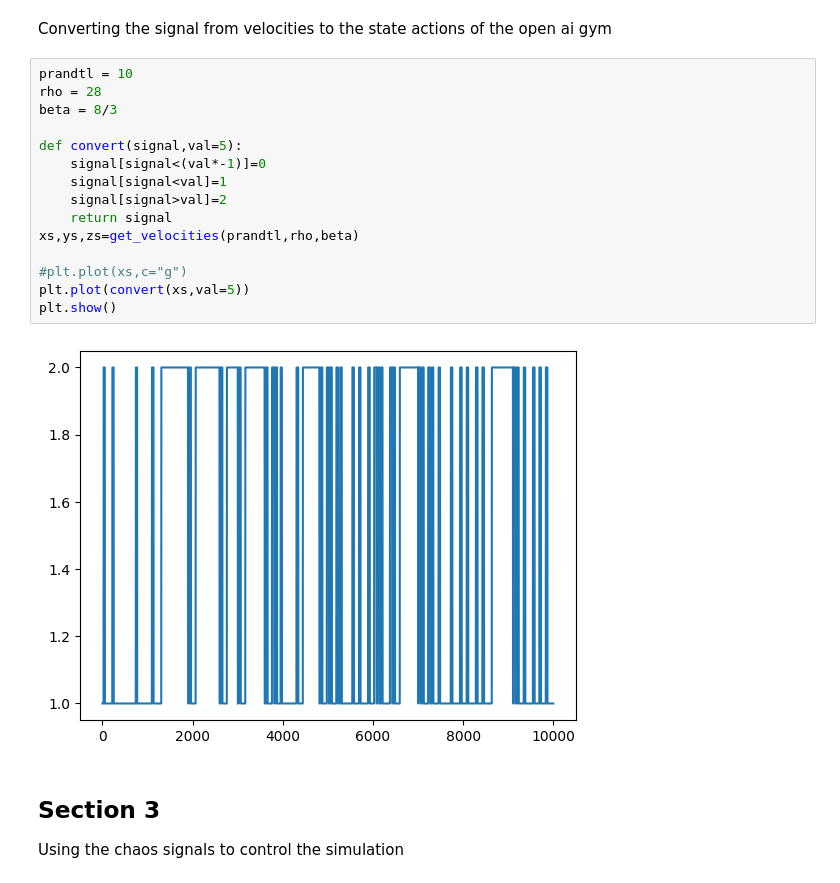
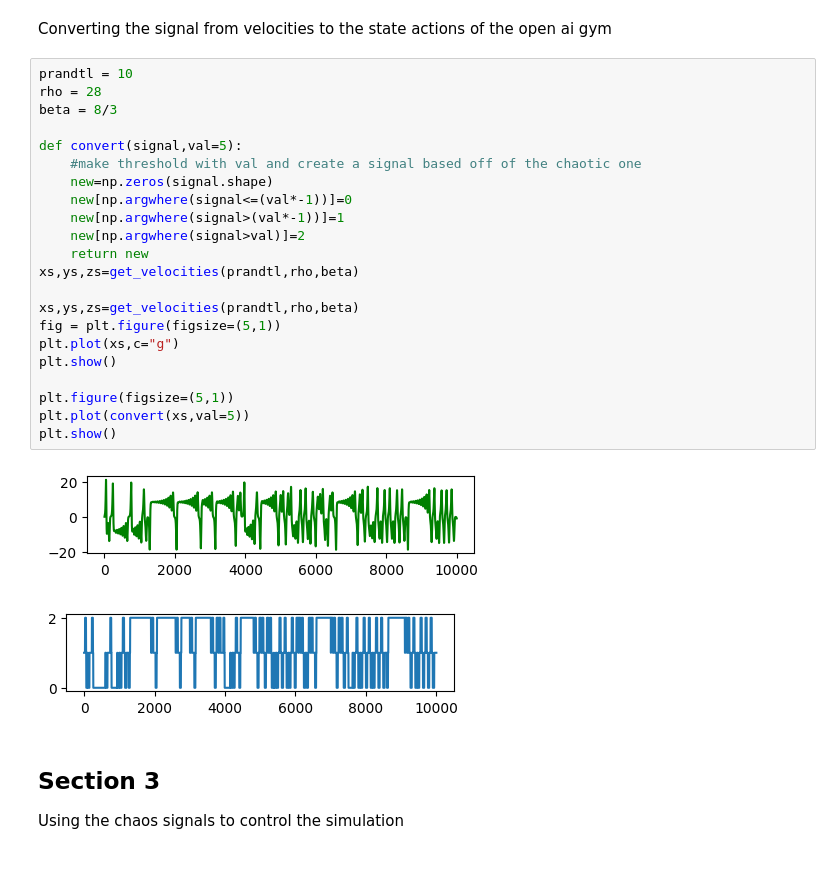
Before and after one commit to shepai/Chaos-Robotics, a Jupyter notebook: Simulation/open_ai_example.ipynb, the cells around one changed output. Cells and saved outputs as stored; diff of their text form.

```diff
--- a/Simulation/open_ai_example.ipynb
+++ b/Simulation/open_ai_example.ipynb
@@ -193,20 +194,28 @@ Converting the signal from velocities to the state actions of the open ai gym
 # %%
 prandtl = 10
 rho = 28
 beta = 8/3
 
 def convert(signal,val=5):
-    signal[signal<(val*-1)]=0
-    signal[signal<val]=1
-    signal[signal>val]=2
-    return signal
+    #make threshold with val and create a signal based off of the chaotic one
+    new=np.zeros(signal.shape)
+    new[np.argwhere(signal<=(val*-1))]=0
+    new[np.argwhere(signal>(val*-1))]=1
+    new[np.argwhere(signal>val)]=2
+    return new
 xs,ys,zs=get_velocities(prandtl,rho,beta)
 
-#plt.plot(xs,c="g")
+xs,ys,zs=get_velocities(prandtl,rho,beta)
+fig = plt.figure(figsize=(5,1))
+plt.plot(xs,c="g")
+plt.show()
+
+plt.figure(figsize=(5,1))
 plt.plot(convert(xs,val=5))
 plt.show()
 # %% [output]
-[figure, old version]
+[figure, new version]
+[figure, added]
 # %% [markdown]
 ## Section 3
 
```
Also changed, not shown: parts of 2 cells of this notebook.
